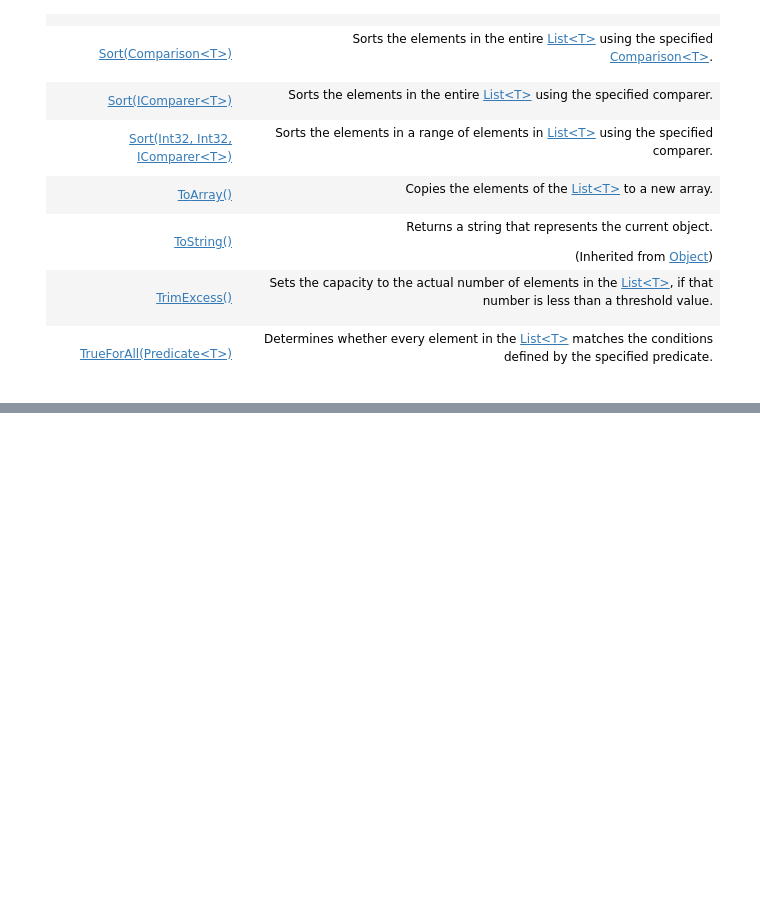
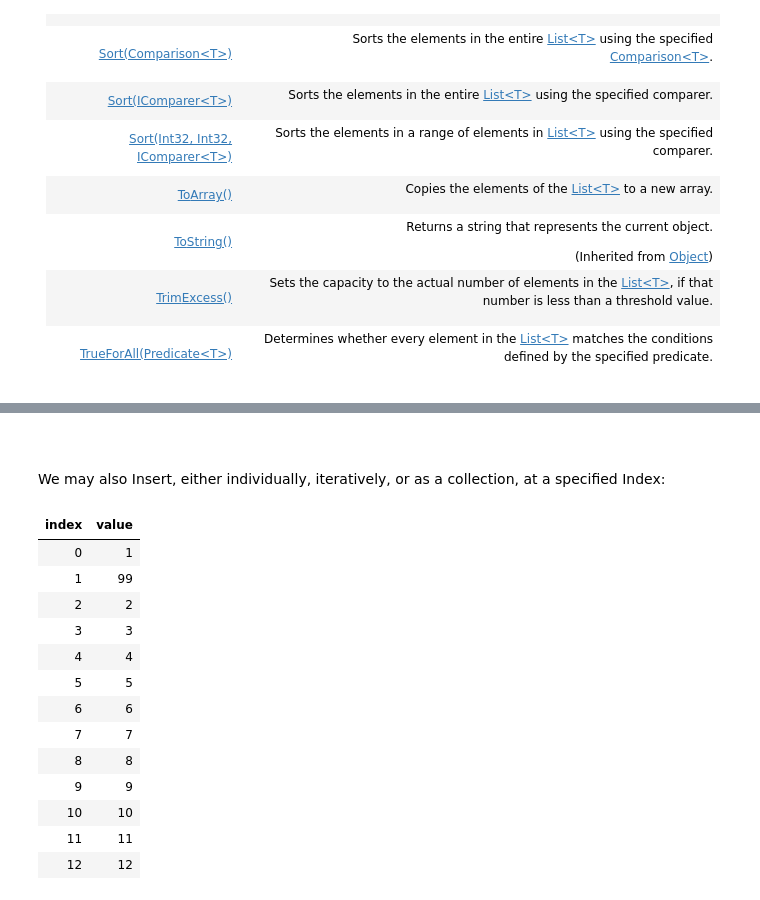
Before and after one commit to HarryJamesGreenblatt/Notes-On-C-Sharp, a Jupyter notebook: 16. Linear Data Structures/Built-In Classes/The Generic List Class.ipynb, the cells around one changed output, grey strips where cells are left out. Cells and saved outputs as stored; diff of their text form; code cells hidden in the pictures; blank space fills up the shorter version.

```diff
--- a/16. Linear Data Structures/Built-In Classes/The Generic List Class.ipynb
+++ b/16. Linear Data Structures/Built-In Classes/The Generic List Class.ipynb
@@ -624,0 +695,4 @@ There's both advantages and disadvantages to using this class:
+# %% [markdown]
+<br>
+# %% [markdown]
+We may also Insert, either individually, iteratively, or as a collection, at a specified Index:
@@ -624,0 +701,17 @@ There's both advantages and disadvantages to using this class:
+# %%
+strictlyTypedIntegerList
+# %% [output]
+| index | value |
+| 0 | 1 |
+| 1 | 99 |
+| 2 | 2 |
+| 3 | 3 |
+| 4 | 4 |
+| 5 | 5 |
+| 6 | 6 |
+| 7 | 7 |
+| 8 | 8 |
+| 9 | 9 |
+| 10 | 10 |
+| 11 | 11 |
+| 12 | 12 |
```
Also changed, not shown: parts of 26 cells of this notebook.
